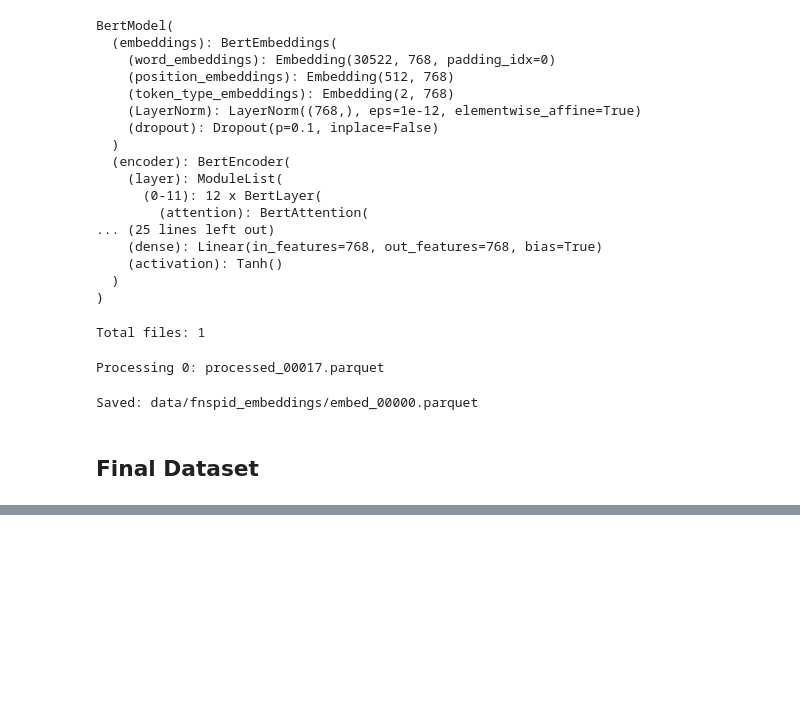
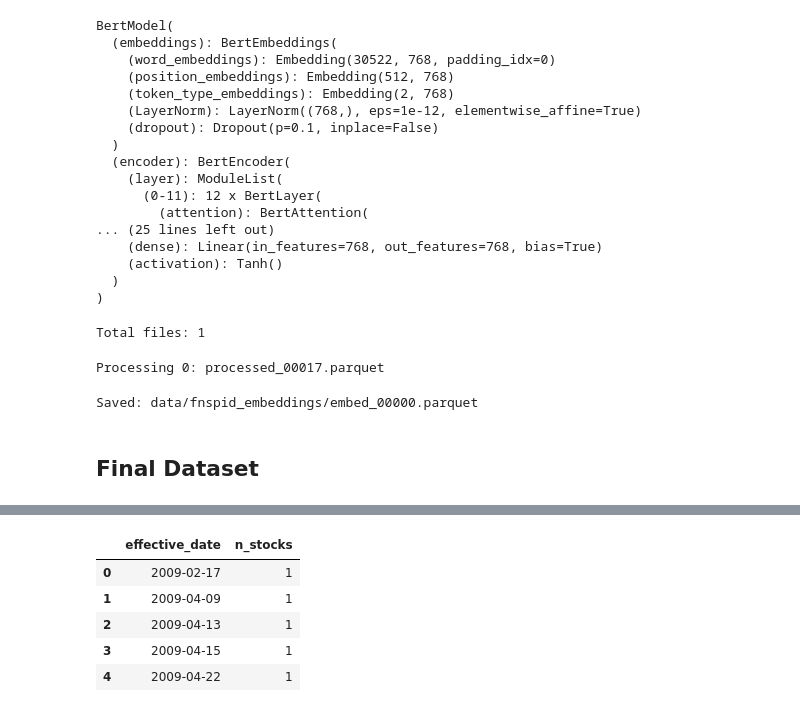
Before and after one commit to BRamesh02/Modality-aware-transformer, a Jupyter notebook: text_data.ipynb, the cells around one changed output, grey strips where cells are left out. Saved outputs shown, nothing was run; the diff lists cells and outputs as text; code cells hidden in the pictures; blank space fills up the shorter version.

```diff
--- a/text_data.ipynb
+++ b/text_data.ipynb
@@ -214,9 +226,6 @@ raw_00016.parquet | total: 500000 | article != None: 0 | article == None: 500000
 raw_00017.parquet | total: 457329 | article != None: 0 | article == None: 457329 | share: 0.0
 # %%
 # regarde quand est ce que le titre est dispo
-
-RAW_DIR = Path("data/fnspid_raw")
-files = sorted(RAW_DIR.glob("raw_*.parquet"))
 
 results = []
 
@@ -403,7 +412,3 @@ df.head()
 | 2 | 2010-04-21 | PH | 2010-04-20 00:00:00+00:00 | Parker-Hannifin (PH) Profit Nearl... | title | 5 | Daniel Hayden IV | https://www.benzinga.com/markets/... |
 | 3 | 2010-01-21 | PH | 2010-01-20 00:00:00+00:00 | Parker-Hannifin (PH) Optimally Pr... | title | 4 | Benzinga Staff 5 | https://www.benzinga.com/analyst-... |
 | 4 | 2010-01-20 | PH | 2010-01-19 00:00:00+00:00 | Parker Hannifin Gives The Market ... | title | 8 | Monica Gerson | https://www.benzinga.com/trading-... |
-# %%
-DATA_DIR = Path("data/fnspid_processed")
-files = sorted(DATA_DIR.glob("processed_*.parquet"))
-print(f"{len(files)} parquet files found")
@@ -801,0 +1293,39 @@ final_00000 = grouped.apply(
+# %%
+daily_counts = []
+
+for f in tqdm(files, desc="Scan final_parts", unit="file"):
+    df = pd.read_parquet(
+        f,
+        columns=["effective_date", "stock_symbol"]
+    )
+
+    df["effective_date"] = pd.to_datetime(df["effective_date"], errors="coerce")
+    df = df.dropna(subset=["effective_date", "stock_symbol"])
+
+    # nombre de stocks distincts par jour
+    c = (
+        df.groupby("effective_date")["stock_symbol"]
+          .nunique()
+          .reset_index(name="n_stocks")
+    )
+
+    daily_counts.append(c)
+
+# concat global
+daily = (
+    pd.concat(daily_counts, ignore_index=True)
+      .groupby("effective_date", as_index=False)["n_stocks"]
+      .sum()   # pas de chevauchement entre fichiers, donc sum = correct
+      .sort_values("effective_date")
+      .reset_index(drop=True)
+)
+
+# daily.head()
+daily[daily['n_stocks'] > 50]
+# %% [output]
+|  | effective_date | n_stocks |
+| 0 | 2009-02-17 | 1 |
+| 1 | 2009-04-09 | 1 |
+| 2 | 2009-04-13 | 1 |
+| 3 | 2009-04-15 | 1 |
+| 4 | 2009-04-22 | 1 |
```
Also changed, not shown: parts of 38 cells of this notebook, 1 other file.
